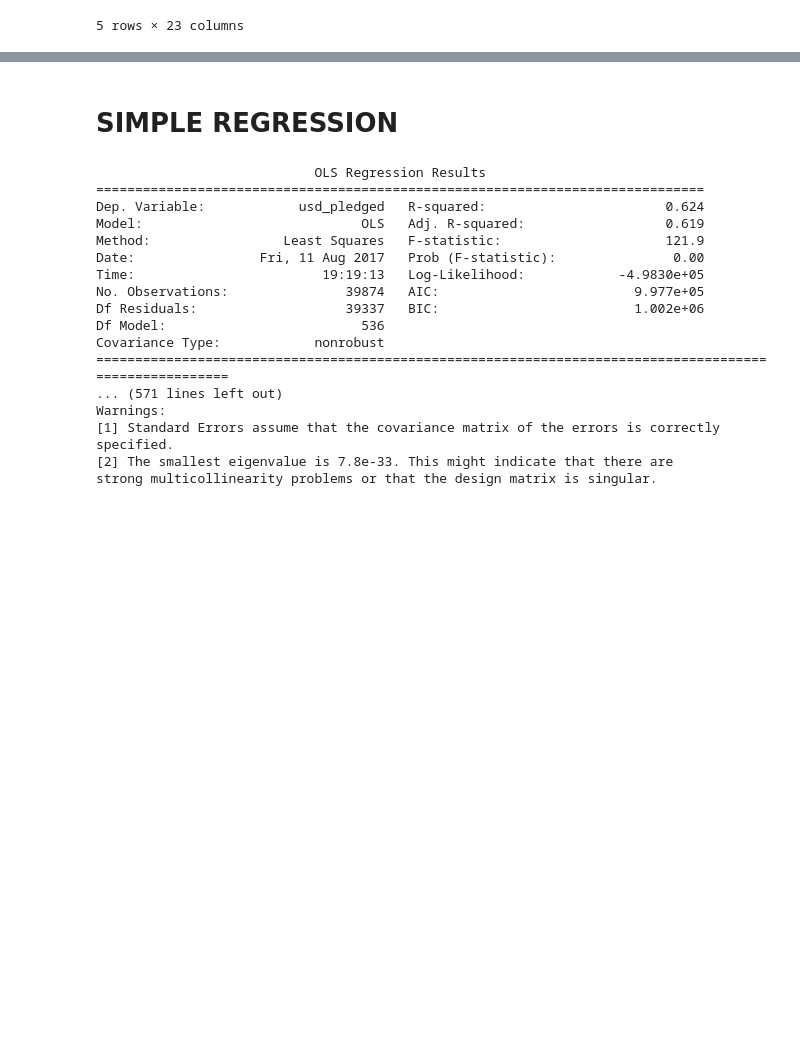
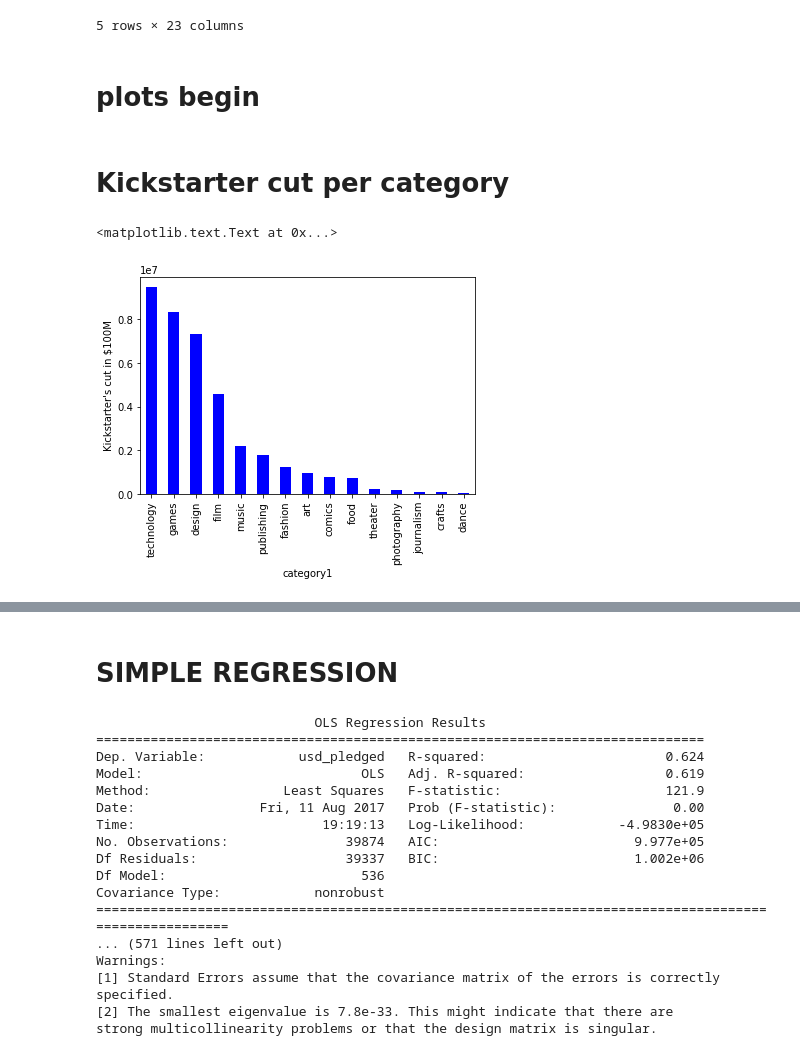
Before and after one commit to Rwoot14/Python-Group-Project, a Jupyter notebook: STATS+PYTHON+PROJECT.ipynb, the cells around one changed output, grey strips where cells are left out. Cells and saved outputs as stored; diff of their text form; code cells hidden in the pictures; blank space fills up the shorter version.

Commit message:
Added some interesting graphs
Kickstarters cut graphs
staff pick graphs

```diff
--- a/STATS+PYTHON+PROJECT.ipynb
+++ b/STATS+PYTHON+PROJECT.ipynb
@@ -137,3 +110,15 @@ df[:5]
 | 3 | Sounds Like Sunday: Classic Hymns... | 3500.00000 | 3500.00 | OK | US | 1348981138 | 1348981138 | 1344830744 | 1345093138 | ... |
 | 4 | Slightly Magic 8bit Legacy Editio... | 11282.46126 | 1691.01 | England | GB | 1387184197 | 1387184198 | 1383644248 | 1384764997 | ... |
 5 rows × 23 columns
+# %% [markdown]
+# plots begin
+# %% [markdown]
+# Kickstarter cut per category
+# %%
+kickstarter_bycat_dollar=df.groupby(['category1'])[['kickstarter_cut','goal']].agg(['mean','count','sum'])
+
+kickstarter_bycat_dollar['kickstarter_cut'].sort_values(by=['sum'],ascending=[False])['sum'].plot(kind='bar',color='blue')
+ylabel('Kickstarter\'s cut in $100M')
+# %% [output]
+<matplotlib.text.Text at 0x...>
+[figure, added]
```
Also changed, not shown: parts of 22 cells of this notebook.
